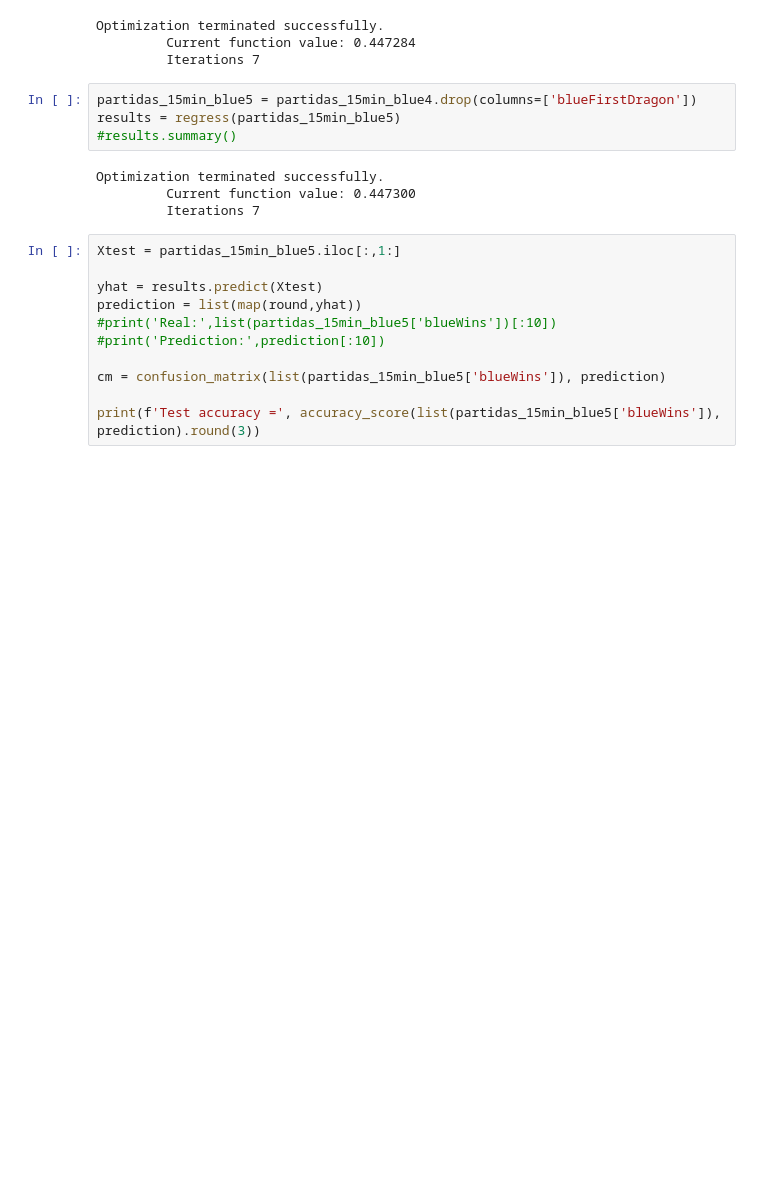
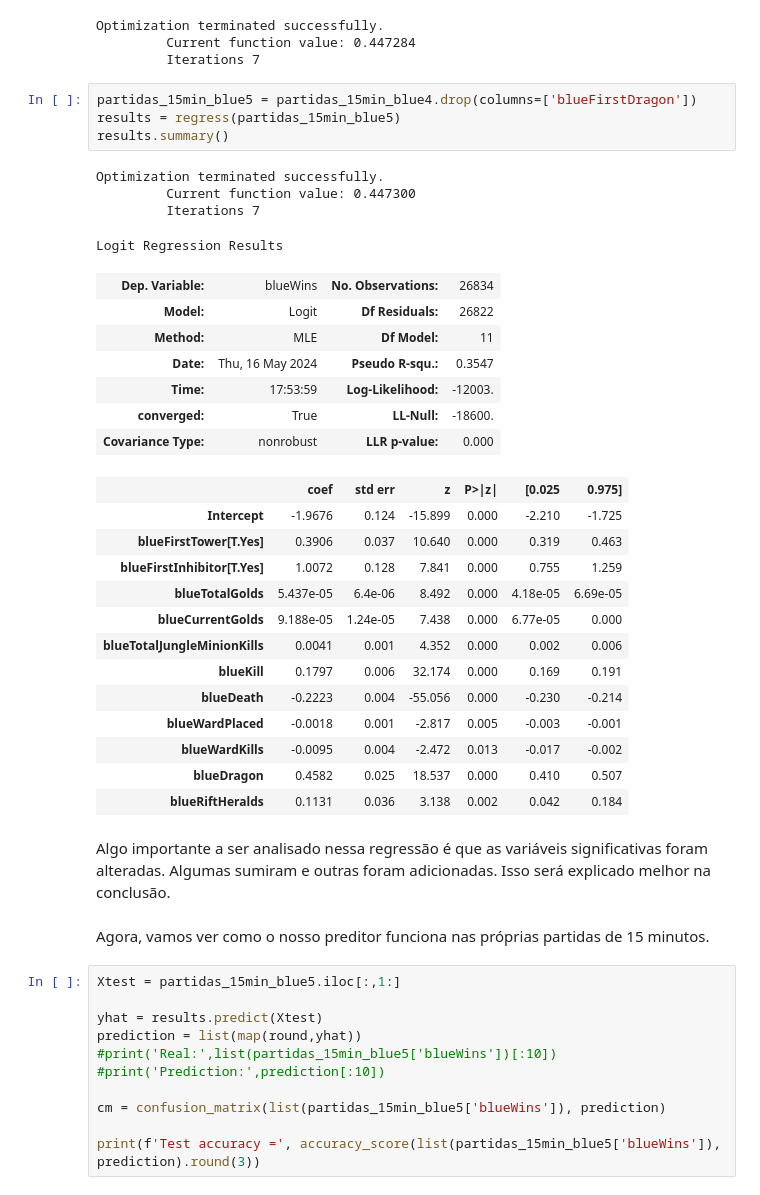
Before and after one commit to cunhavictor111/proj_3_cdados_solorun, a Jupyter notebook: relatorio.ipynb, the cells around one changed output. Cells and saved outputs as stored; diff of their text form; blank space fills up the shorter version.

```diff
--- a/relatorio.ipynb
+++ b/relatorio.ipynb
@@ -481,11 +481,36 @@ Optimization terminated successfully.
 # %%
 partidas_15min_blue5 = partidas_15min_blue4.drop(columns=['blueFirstDragon'])
 results = regress(partidas_15min_blue5)
-#results.summary()
+results.summary()
 # %% [output]
 Optimization terminated successfully.
          Current function value: 0.447300
          Iterations 7
+Logit Regression Results
+| Dep. Variable: | blueWins | No. Observations: | 26834 |
+| Model: | Logit | Df Residuals: | 26822 |
+| Method: | MLE | Df Model: | 11 |
+| Date: | Thu, 16 May 2024 | Pseudo R-squ.: | 0.3547 |
+| Time: | 17:53:59 | Log-Likelihood: | -12003. |
+| converged: | True | LL-Null: | -18600. |
+| Covariance Type: | nonrobust | LLR p-value: | 0.000 |
+|  | coef | std err | z | P>|z| | [0.025 | 0.975] |
+| Intercept | -1.9676 | 0.124 | -15.899 | 0.000 | -2.210 | -1.725 |
+| blueFirstTower[T.Yes] | 0.3906 | 0.037 | 10.640 | 0.000 | 0.319 | 0.463 |
+| blueFirstInhibitor[T.Yes] | 1.0072 | 0.128 | 7.841 | 0.000 | 0.755 | 1.259 |
+| blueTotalGolds | 5.437e-05 | 6.4e-06 | 8.492 | 0.000 | 4.18e-05 | 6.69e-05 |
+| blueCurrentGolds | 9.188e-05 | 1.24e-05 | 7.438 | 0.000 | 6.77e-05 | 0.000 |
+| blueTotalJungleMinionKills | 0.0041 | 0.001 | 4.352 | 0.000 | 0.002 | 0.006 |
+| blueKill | 0.1797 | 0.006 | 32.174 | 0.000 | 0.169 | 0.191 |
+| blueDeath | -0.2223 | 0.004 | -55.056 | 0.000 | -0.230 | -0.214 |
+| blueWardPlaced | -0.0018 | 0.001 | -2.817 | 0.005 | -0.003 | -0.001 |
+| blueWardKills | -0.0095 | 0.004 | -2.472 | 0.013 | -0.017 | -0.002 |
+| blueDragon | 0.4582 | 0.025 | 18.537 | 0.000 | 0.410 | 0.507 |
+| blueRiftHeralds | 0.1131 | 0.036 | 3.138 | 0.002 | 0.042 | 0.184 |
+# %% [markdown]
+Algo importante a ser analisado nessa regressão é que as variáveis significativas foram alteradas. Algumas sumiram e outras foram adicionadas. Isso será explicado melhor na conclusão.
+# %% [markdown]
+Agora, vamos ver como o nosso preditor funciona nas próprias partidas de 15 minutos.
 # %%
 Xtest = partidas_15min_blue5.iloc[:,1:]
 
```
Also changed, not shown: parts of 6 cells of this notebook.
